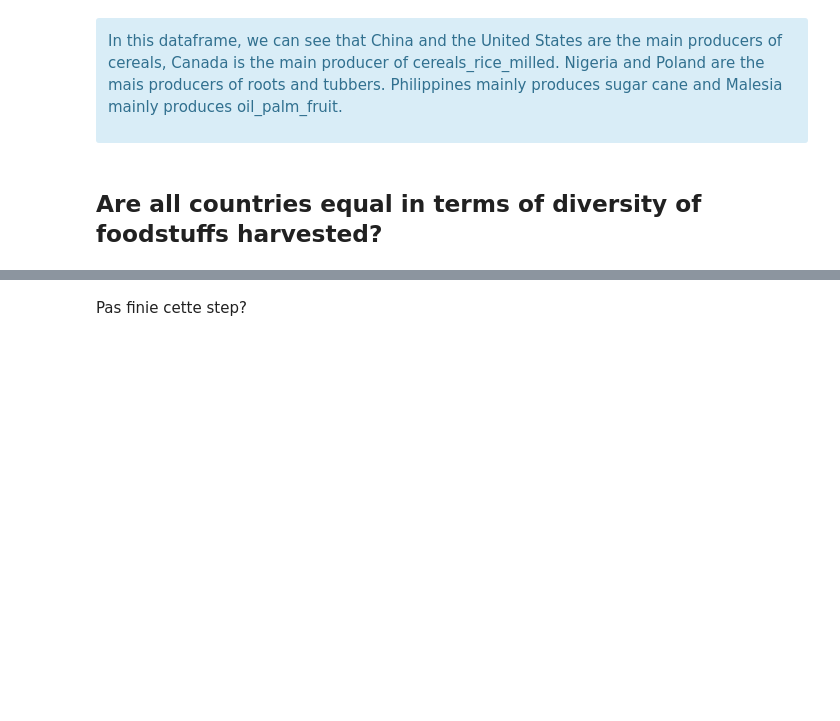
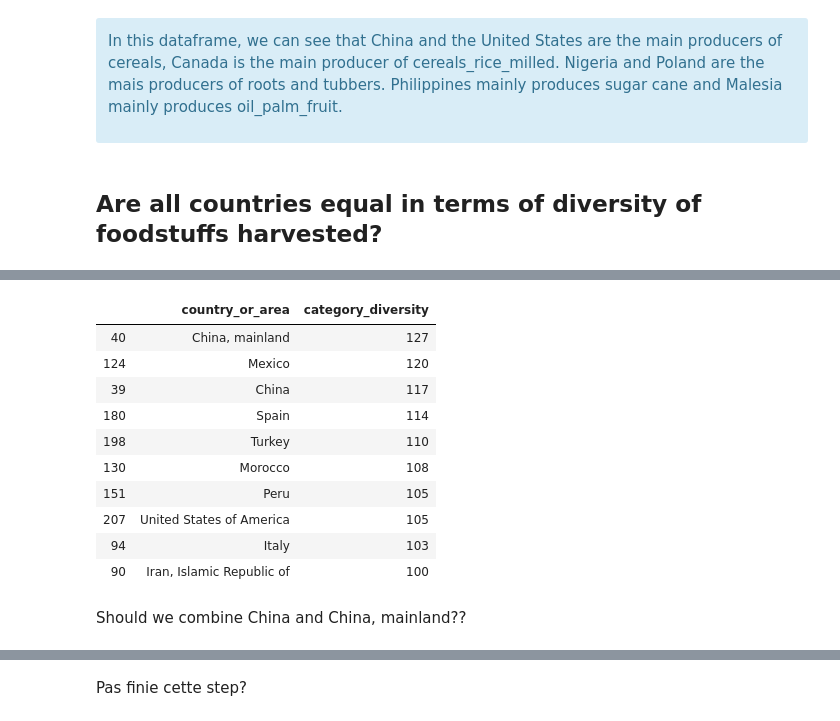
Before and after one commit to Macks3110/bADAss_team_project, a Jupyter notebook: src/project_main.ipynb, the cells around one changed output, grey strips where cells are left out. Saved outputs shown, nothing was run; the diff lists cells and outputs as text; code cells hidden in the pictures; blank space fills up the shorter version.

```diff
--- a/src/project_main.ipynb
+++ b/src/project_main.ipynb
@@ -193,7 +389,21 @@ food_diversity.head(10)
 # %%
-food_diversity = pd.DataFrame(food_diversity.groupby(['country_or_area']).country_or_area.size().reset_index(name='categoty_diversity'))
+food_diversity = pd.DataFrame(food_diversity.groupby(['country_or_area']).country_or_area.size().reset_index(name='category_diversity'))
 # %%
-food_diversity.head(10)
+food_diversity.sort_values('category_diversity', ascending=False).head(10)
+# %% [output]
+|  | country_or_area | category_diversity |
+| 40 | China, mainland | 127 |
+| 124 | Mexico | 120 |
+| 39 | China | 117 |
+| 180 | Spain | 114 |
+| 198 | Turkey | 110 |
+| 130 | Morocco | 108 |
+| 151 | Peru | 105 |
+| 207 | United States of America | 105 |
+| 94 | Italy | 103 |
+| 90 | Iran, Islamic Republic of | 100 |
+# %% [markdown]
+Should we combine China and China, mainland??
 # %%
 food_producer = pd.DataFrame(crops_countries.groupby(['category']))#['category'].count().reset_index(name='total'))
 food_producer.head(10)
```
Also changed, not shown: parts of 34 cells of this notebook, 1 other file.
